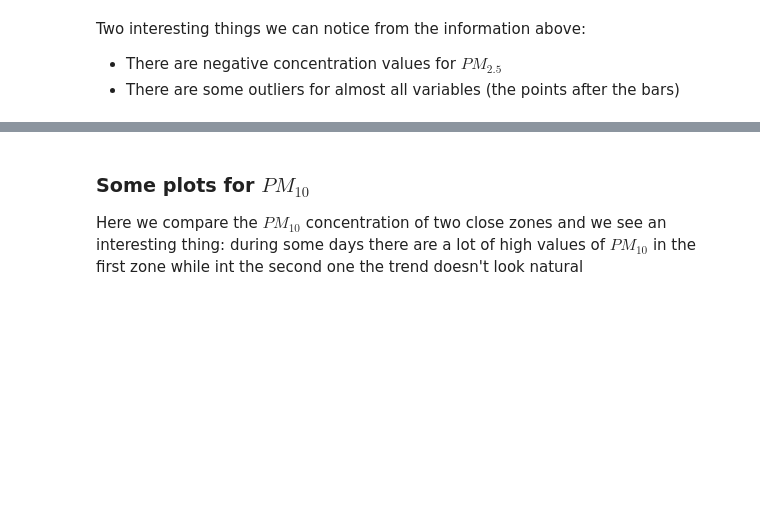
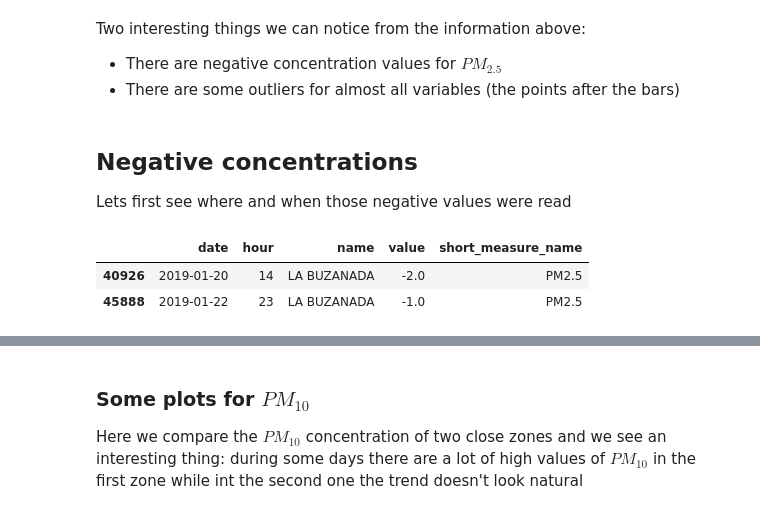
Before and after one commit to carlosdg/AirPollutionForecasting, a Jupyter notebook: Software/jupyter/notebooks/ExploringTheData.ipynb, the cells around one changed output, grey strips where cells are left out. Cells and saved outputs as stored; diff of their text form; code cells hidden in the pictures; blank space fills up the shorter version.

```diff
--- a/Software/jupyter/notebooks/ExploringTheData.ipynb
+++ b/Software/jupyter/notebooks/ExploringTheData.ipynb
@@ -100,3 +101,15 @@ Two interesting things we can notice from the information above:
 
 - There are negative concentration values for $PM_{2.5}$
 - There are some outliers for almost all variables (the points after the bars)
+# %% [markdown]
+## Negative concentrations
+
+Lets first see where and when those negative values were read
+# %%
+rows = data_frame["value"] < 0
+cols = ["date", "hour", "name", "value", "short_measure_name"]
+data_frame.loc[rows, cols]
+# %% [output]
+|  | date | hour | name | value | short_measure_name |
+| 40926 | 2019-01-20 | 14 | LA BUZANADA | -2.0 | PM2.5 |
+| 45888 | 2019-01-22 | 23 | LA BUZANADA | -1.0 | PM2.5 |
```
Also changed, not shown: parts of 5 cells of this notebook.
